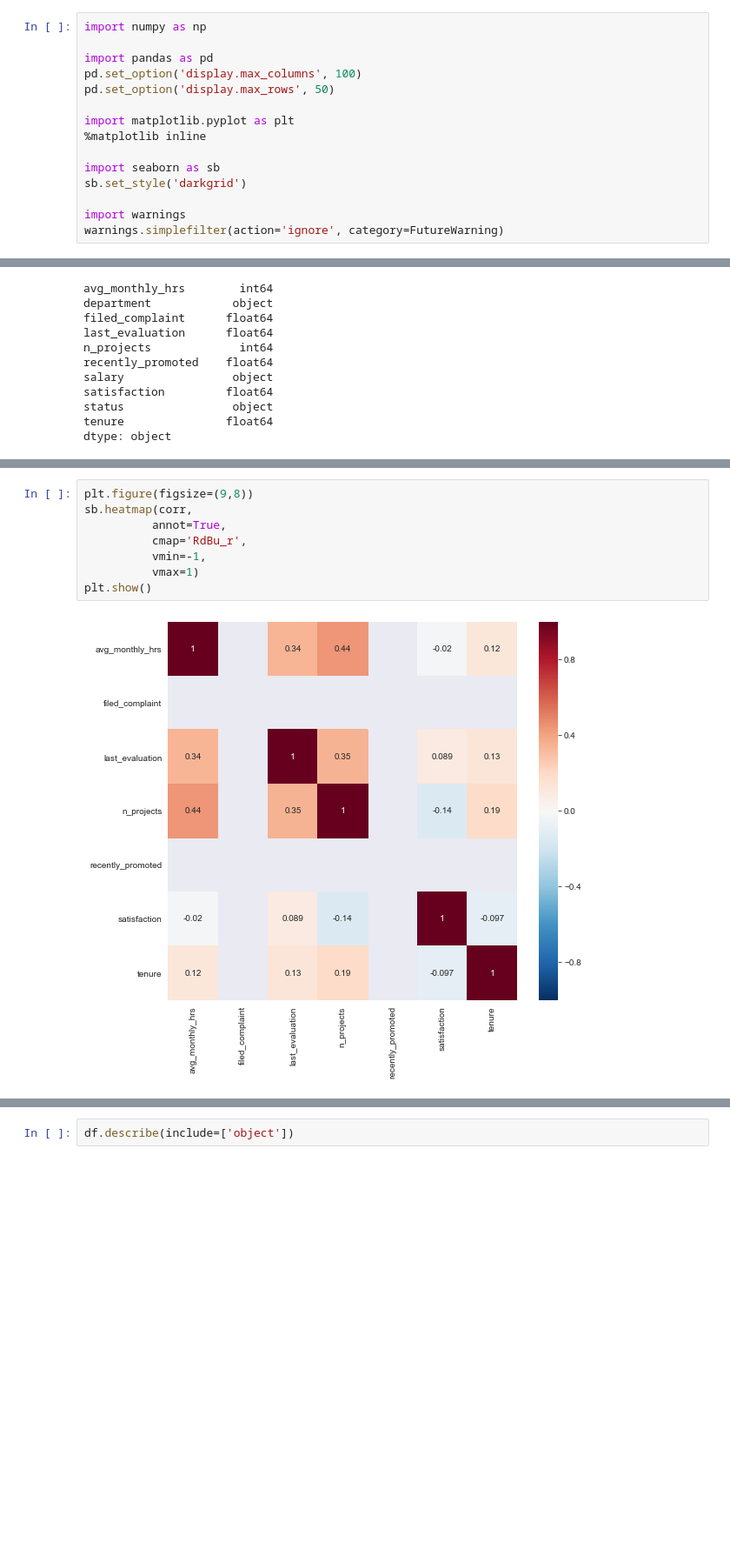
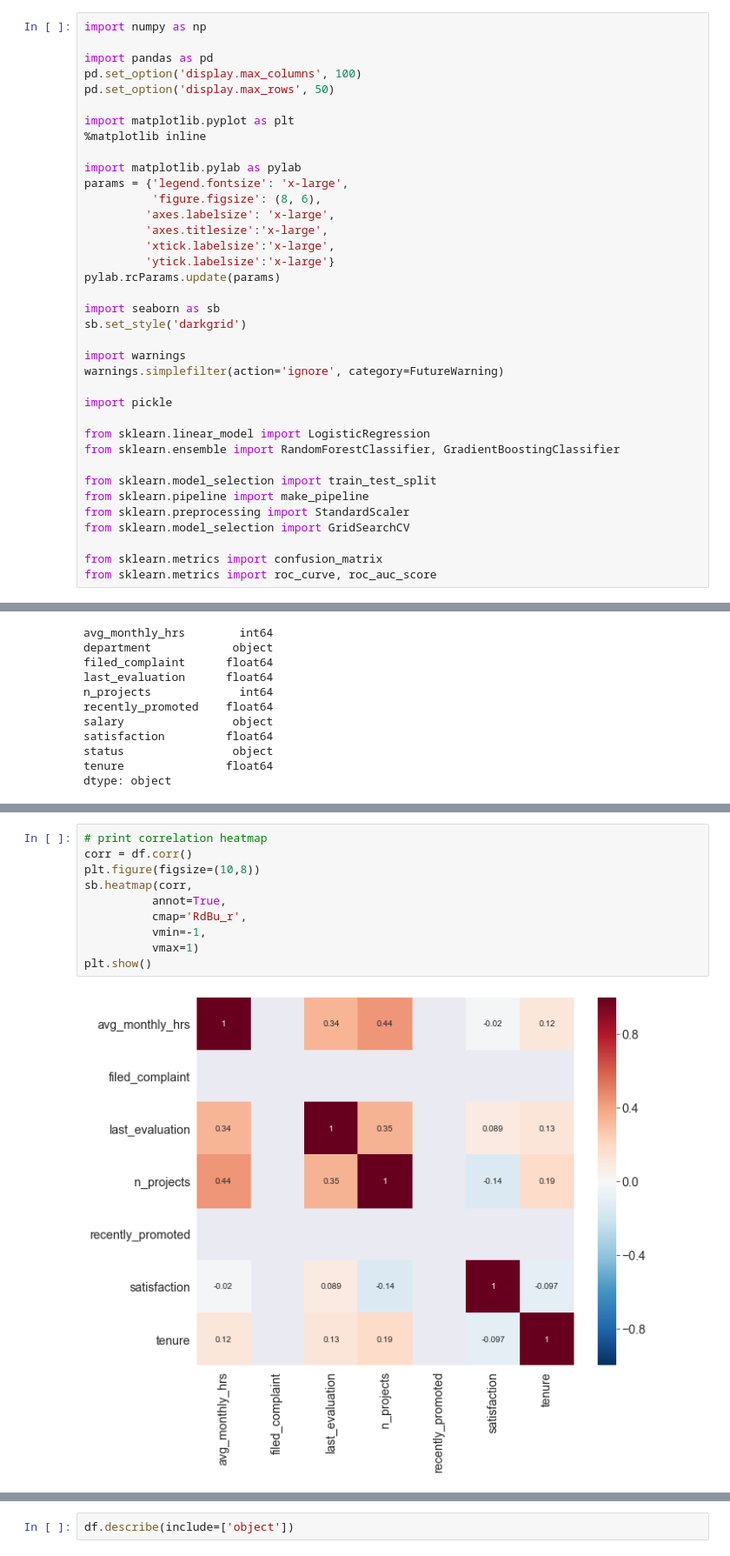
Before and after one commit to collin-zheng/udacity-data-scientist-capstone, a Jupyter notebook: EmployeeChurnNotebook.ipynb, the cells around one changed output, grey strips where cells are left out. Shown at 87% size. Cells and saved outputs as stored; diff of their text form; blank space fills up the shorter version.

```diff
--- a/EmployeeChurnNotebook.ipynb
+++ b/EmployeeChurnNotebook.ipynb
@@ -41,11 +49,33 @@ pd.set_option('display.max_rows', 50)
 import matplotlib.pyplot as plt
 %matplotlib inline
 
+import matplotlib.pylab as pylab
+params = {'legend.fontsize': 'x-large',
+          'figure.figsize': (8, 6),
+         'axes.labelsize': 'x-large',
+         'axes.titlesize':'x-large',
+         'xtick.labelsize':'x-large',
+         'ytick.labelsize':'x-large'}
+pylab.rcParams.update(params)
+
 import seaborn as sb
 sb.set_style('darkgrid')
 
 import warnings
 warnings.simplefilter(action='ignore', category=FutureWarning)
+
+import pickle
+
+from sklearn.linear_model import LogisticRegression
+from sklearn.ensemble import RandomForestClassifier, GradientBoostingClassifier
+
+from sklearn.model_selection import train_test_split
+from sklearn.pipeline import make_pipeline
+from sklearn.preprocessing import StandardScaler
+from sklearn.model_selection import GridSearchCV
+
+from sklearn.metrics import confusion_matrix
+from sklearn.metrics import roc_curve, roc_auc_score
 # %%
 df = pd.read_csv('employee_data.csv')
 # %% [markdown]
@@ -126,10 +147,12 @@ corr = df.corr()
 # %%
-plt.figure(figsize=(9,8))
+# print correlation heatmap
+corr = df.corr()
+plt.figure(figsize=(10,8))
 sb.heatmap(corr,
           annot=True,
           cmap='RdBu_r',
           vmin=-1,
           vmax=1)
 plt.show()
 # %% [output]
-[figure, old version]
+[figure, new version]
```
Also changed, not shown: parts of 166 cells of this notebook, 7 other files.
